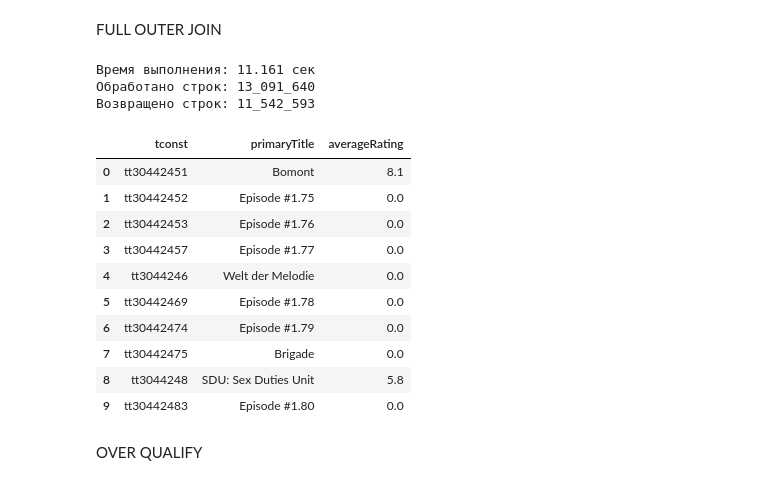
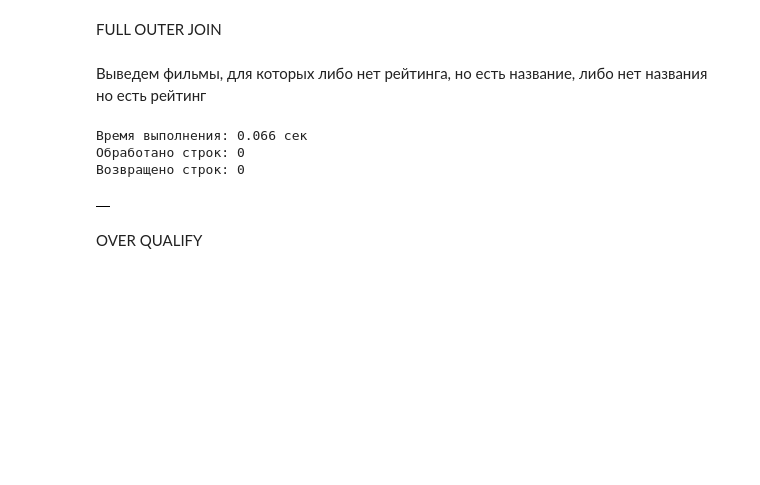
Before and after one commit to EgorGod21/clickhouse, a Jupyter notebook: ClickHouse.ipynb, the cells around one changed output. Drawn from its saved outputs; the diff is of its cells as text; code cells hidden in the pictures; blank space fills up the shorter version.

```diff
--- a/ClickHouse.ipynb
+++ b/ClickHouse.ipynb
@@ -262,31 +267,25 @@ execute_query(
 # %% [markdown]
 FULL OUTER JOIN
+# %% [markdown]
+Выведем фильмы, для которых либо нет рейтинга, но есть название, либо нет названия но есть рейтинг
 # %%
 execute_query(
     client=client_2,
     query="""
             SELECT
                 b.tconst,
                 b.primaryTitle,
                 r.averageRating
             FROM imdb.title_basics b
             FULL OUTER JOIN imdb.title_ratings r ON b.tconst = r.tconst
+            WHERE r.averageRating IS NULL
+                OR b.primaryTitle IS NULL
           """
 )
 # %% [output]
-Время выполнения: 11.161 сек
-Обработано строк: 13_091_640
-Возвращено строк: 11_542_593
+Время выполнения: 0.066 сек
+Обработано строк: 0
+Возвращено строк: 0
-|  | tconst | primaryTitle | averageRating |
-| 0 | tt30442451 | Bomont | 8.1 |
-| 1 | tt30442452 | Episode #1.75 | 0.0 |
-| 2 | tt30442453 | Episode #1.76 | 0.0 |
-| 3 | tt30442457 | Episode #1.77 | 0.0 |
-| 4 | tt3044246 | Welt der Melodie | 0.0 |
-| 5 | tt30442469 | Episode #1.78 | 0.0 |
-| 6 | tt30442474 | Episode #1.79 | 0.0 |
-| 7 | tt30442475 | Brigade | 0.0 |
-| 8 | tt3044248 | SDU: Sex Duties Unit | 5.8 |
-| 9 | tt30442483 | Episode #1.80 | 0.0 |
+|  |
 # %% [markdown]
 OVER QUALIFY
```
Also changed, not shown: parts of 16 cells of this notebook, 1 other file.
